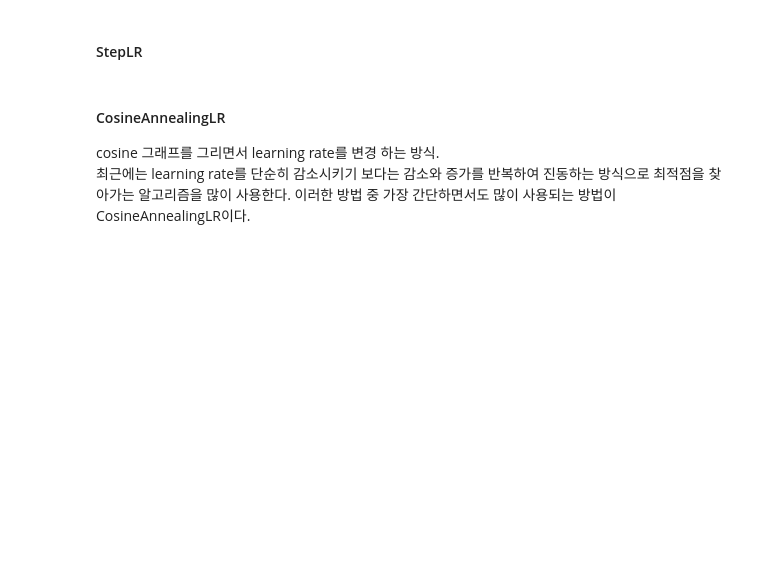
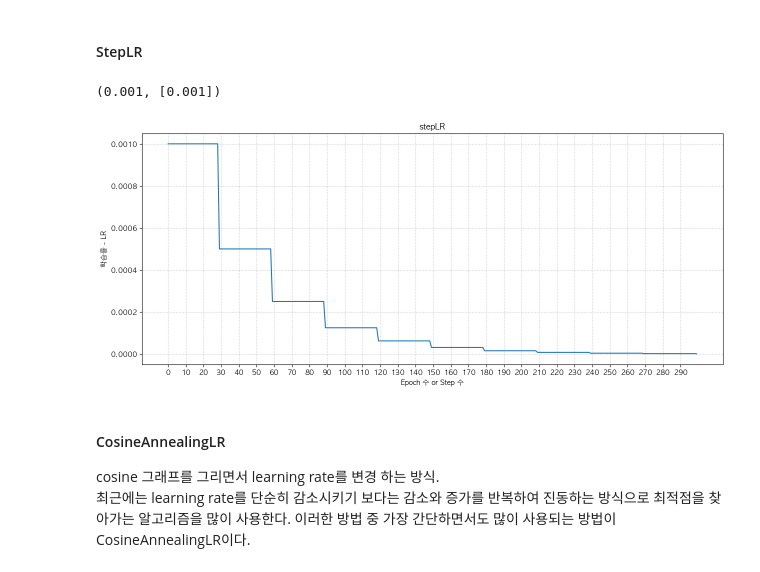
Before and after one commit to eunjinn05/SK_python, a Jupyter notebook: 09_deeplearning_pytorch/08_2_딥러닝모델_성능개선_예제.ipynb, the cells around one changed output. Drawn from its saved outputs; the diff is of its cells as text; code cells hidden in the pictures; blank space fills up the shorter version.

```diff
--- a/09_deeplearning_pytorch/08_2_딥러닝모델_성능개선_예제.ipynb
+++ b/09_deeplearning_pytorch/08_2_딥러닝모델_성능개선_예제.ipynb
@@ -448,0 +574,3 @@ TypeError: fit() got multiple values for argument 'model'
+# %%
+bn_model = BatchNormModel().to(device)
+summary(bn_model, (100, 1, 28, 28), device=device)
@@ -455,5 +636,46 @@ TypeError: fit() got multiple values for argument 'model'
 # %% [markdown]
 #### StepLR
+# %%
+#StepLR - 계단 형태로 lr을 변경, 특정 epoch마다 lr 특정 비율만큼 변경
+# 학습 : 모델, loss 함수, optimizer (LR scheduler)
+optim = torch.optim.Adam(bn_model.parameters(), lr=0.001)
+
+#StepLR 생성
+step_lr_scheduler = torch.optim.lr_scheduler.StepLR(
+    optim, # 변경할 lr을 가지고있는 optimizer
+    step_size=30, # 몇 번당 변경하는지 단위(epoch, step)를 지정 -> lr_sch.step() 몇 번 호출하면 변경할지
+    gamma=0.5, # 변경 비율, 새 lr = 현재 lr * gamma
+)
+
+# 현재 optimizer의 LR 조회
+optim.param_groups[0]['lr'], step_lr_scheduler.get_last_lr()
+# %% [output]
+(0.001, [0.001])
+# %%
+######### Train ###########
+epochs = 300
+step_size = 10 # 1 epoch당 step 수
+
+lr_list = []
+
+for epoch in range(epochs) :
+    # step별 학습
+    # 1. epoch 학습
+    for _ in range(step_size) :
+        # 1. step 학습 -> x,y device 이동 -> 모델 추론 -> loss 계산, grad 계산 ->  (데이터 없어서 걍 했다고 침)
+        # weight parameter update -> 초기화
+
+        # parameter update
+        optim.step()
+        #초기화
+        optim.zero_grad()
+    # lr 변경 요청 -> 1 epoch 끝나면 변경요청 -> 30 epoch 당 변경
+    step_lr_scheduler.step()
+    lr_list.append(step_lr_scheduler.get_last_lr()[0])
+# %%
+plot_lr('stepLR', lr_list)
+# %% [output]
+[figure, added]
 # %% [markdown]
 #### CosineAnnealingLR
 
```
Also changed, not shown: parts of 20 cells of this notebook, 8 other files.
